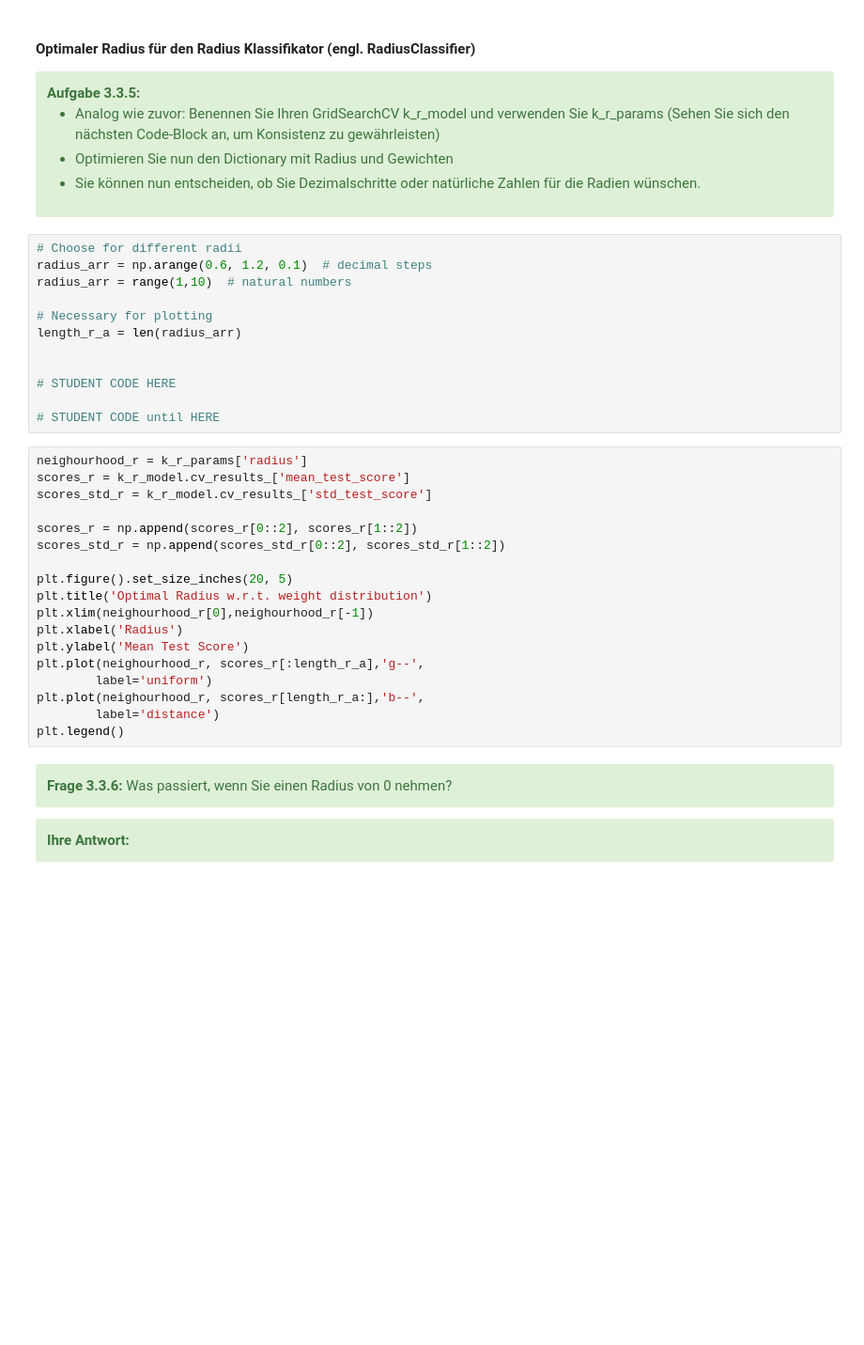
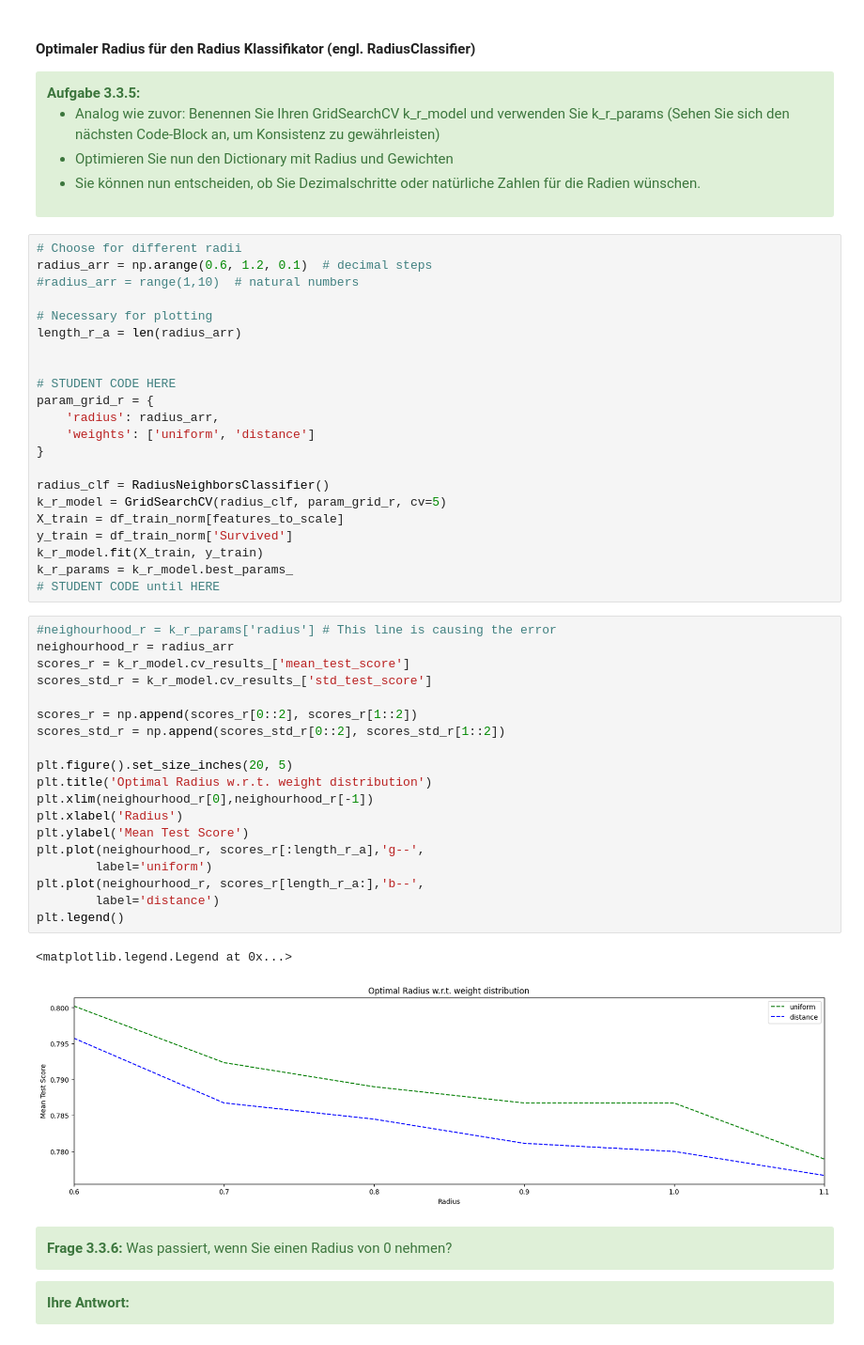
Before and after one commit to noambalul/AMALEA, a Jupyter notebook: Woche 3/3 Schöne Nachbarschaft.ipynb, the cells around one changed output. Shown at 94% size. Saved outputs shown, nothing was run; the diff lists cells and outputs as text; blank space fills up the shorter version.

```diff
--- a/Woche 3/3 Schöne Nachbarschaft.ipynb
+++ b/Woche 3/3 Schöne Nachbarschaft.ipynb
@@ -218,33 +296,47 @@ plt.legend()
 # %%
 # Choose for different radii
 radius_arr = np.arange(0.6, 1.2, 0.1)  # decimal steps
-radius_arr = range(1,10)  # natural numbers
+#radius_arr = range(1,10)  # natural numbers
 
 # Necessary for plotting
 length_r_a = len(radius_arr)
 
 
 # STUDENT CODE HERE
+param_grid_r = {
+    'radius': radius_arr,
+    'weights': ['uniform', 'distance']
+}
 
+radius_clf = RadiusNeighborsClassifier()
+k_r_model = GridSearchCV(radius_clf, param_grid_r, cv=5)
+X_train = df_train_norm[features_to_scale]
+y_train = df_train_norm['Survived']
+k_r_model.fit(X_train, y_train)
+k_r_params = k_r_model.best_params_
 # STUDENT CODE until HERE
 # %%
-neighourhood_r = k_r_params['radius']
+#neighourhood_r = k_r_params['radius'] # This line is causing the error
+neighourhood_r = radius_arr
 scores_r = k_r_model.cv_results_['mean_test_score']
 scores_std_r = k_r_model.cv_results_['std_test_score']
 
 scores_r = np.append(scores_r[0::2], scores_r[1::2])
 scores_std_r = np.append(scores_std_r[0::2], scores_std_r[1::2])
 
 plt.figure().set_size_inches(20, 5)
 plt.title('Optimal Radius w.r.t. weight distribution')
 plt.xlim(neighourhood_r[0],neighourhood_r[-1])
 plt.xlabel('Radius')
 plt.ylabel('Mean Test Score')
 plt.plot(neighourhood_r, scores_r[:length_r_a],'g--',
         label='uniform')
 plt.plot(neighourhood_r, scores_r[length_r_a:],'b--',
         label='distance')
 plt.legend()
+# %% [output]
+<matplotlib.legend.Legend at 0x...>
+[figure, added]
 # %% [markdown]
 <div class="alert alert-block alert-success">
 <b>Frage 3.3.6:</b> Was passiert, wenn Sie einen Radius von 0 nehmen?
```
Also changed, not shown: parts of 13 cells of this notebook.
